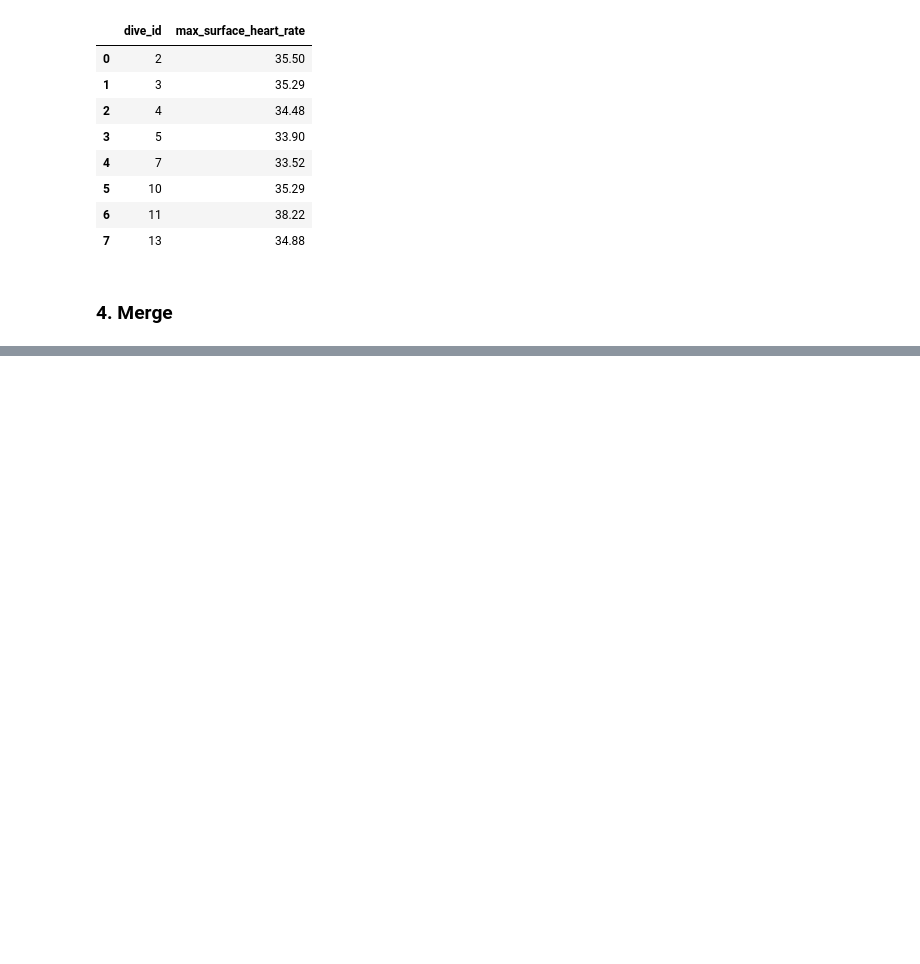
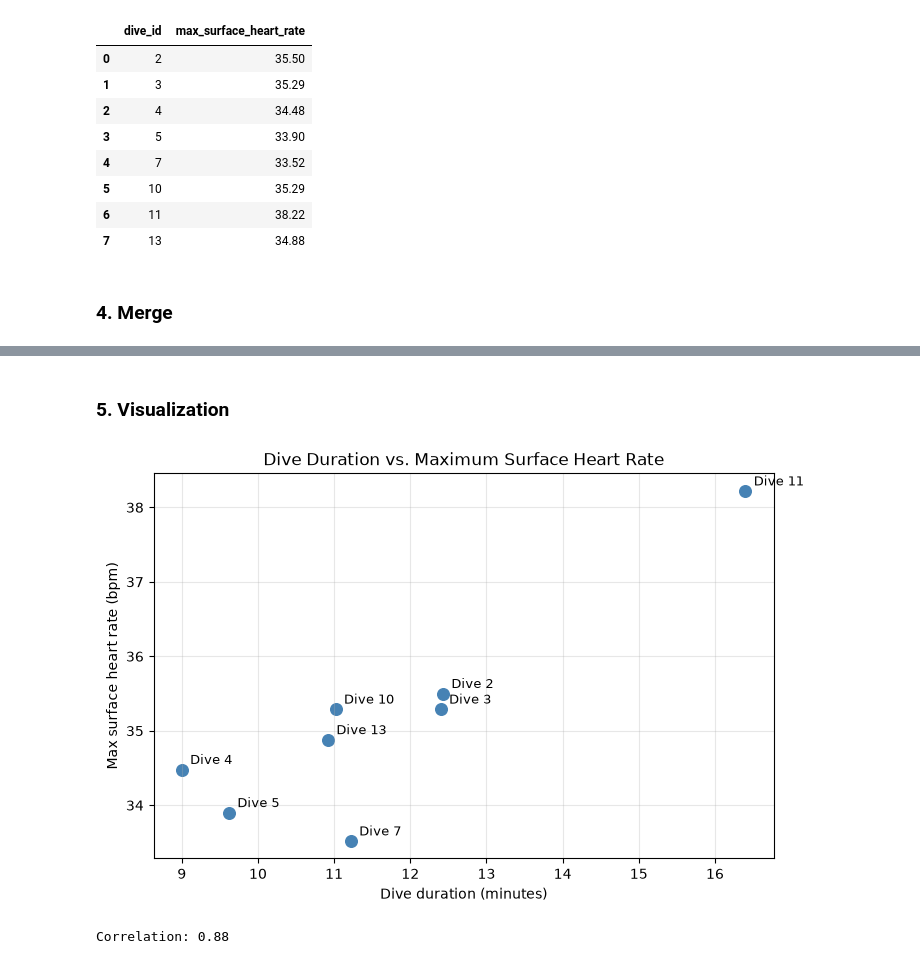
Before and after one commit to HTL3R-2627-SEW-5AX/2158_27_5AX_SEW_HTL3R, a Jupyter notebook: cisco_dse/chapter3/whale-heart-rates-project/whale-heart-rates.ipynb, the cells around one changed output, grey strips where cells are left out. Saved outputs shown, nothing was run; the diff lists cells and outputs as text; code cells hidden in the pictures; blank space fills up the shorter version.

Commit message:
visualization

```diff
--- a/cisco_dse/chapter3/whale-heart-rates-project/whale-heart-rates.ipynb
+++ b/cisco_dse/chapter3/whale-heart-rates-project/whale-heart-rates.ipynb
@@ -153,0 +164,22 @@ dives
+# %% [markdown]
+### 5. Visualization
+# %%
+fig, ax = plt.subplots(figsize=(8, 5))
+ax.scatter(dives['dive_duration'], dives['max_surface_heart_rate'], s=70, color='steelblue')
+
+for _, row in dives.iterrows():
+    ax.annotate(f"Dive {row['dive_id']:.0f}", (row['dive_duration'], row['max_surface_heart_rate']),
+                textcoords='offset points', xytext=(6, 4), fontsize=9)
+
+ax.set_title('Dive Duration vs. Maximum Surface Heart Rate')
+ax.set_xlabel('Dive duration (minutes)')
+ax.set_ylabel('Max surface heart rate (bpm)')
+ax.grid(alpha=0.3)
+plt.show()
+# %% [output]
+[figure, added]
+# %%
+corr = dives['dive_duration'].corr(dives['max_surface_heart_rate'])
+print(f'Correlation: {corr:.2f}')
+# %% [output]
+Correlation: 0.88
```
Also changed, not shown: parts of 1 cell of this notebook.
